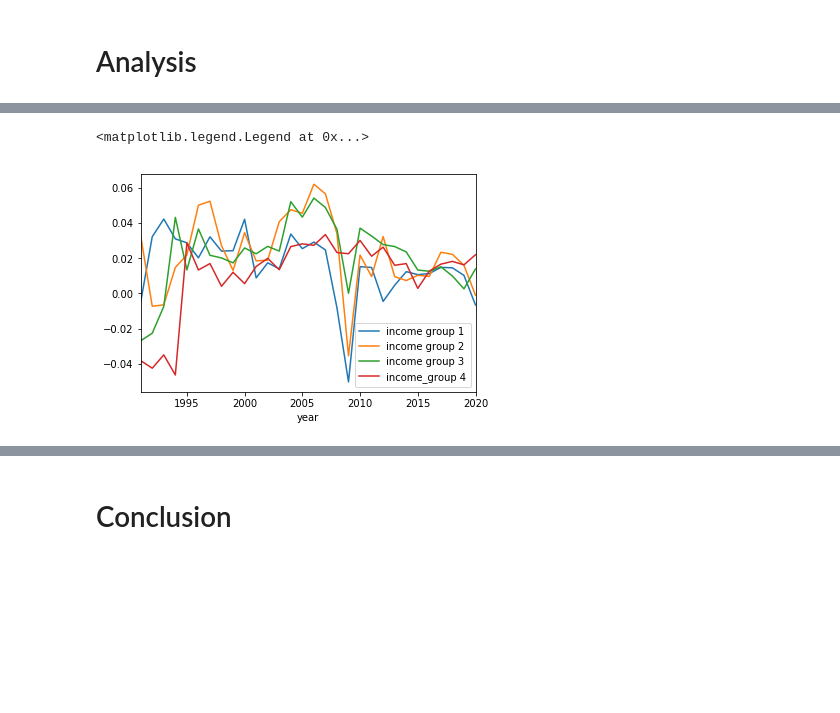
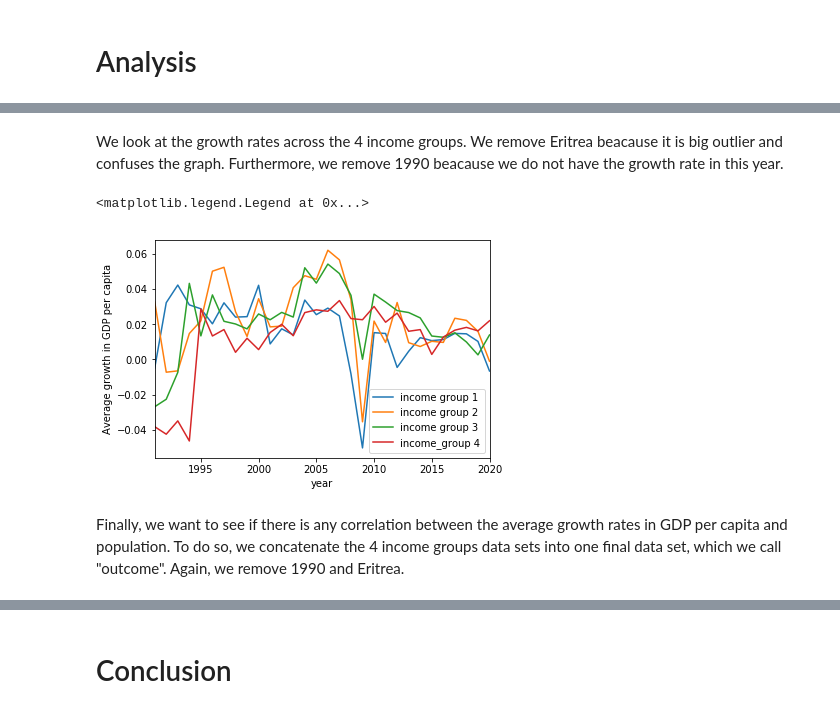
Before and after one commit to NumEconCopenhagen/projects-2020-1001numpyarrays, a Jupyter notebook: dataproject/dataproject.ipynb, the cells around one changed output, grey strips where cells are left out. Saved outputs shown, nothing was run; the diff lists cells and outputs as text; code cells hidden in the pictures; blank space fills up the shorter version.

```diff
--- a/dataproject/dataproject.ipynb
+++ b/dataproject/dataproject.ipynb
@@ -233,15 +220,18 @@ outcome.groupby(['income_group', 'year']).agg(["mean"]).round(2)
+# %% [markdown]
+We look at the growth rates across the 4 income groups. We remove Eritrea beacause it is big outlier and confuses the graph. Furthermore, we remove 1990 beacause we do not have the growth rate in this year.
 # %%
-outcome1991 = outcome[(outcome.year > 1990) & (outcome.Location_x != "Eritrea")]
 join_group11991= join_group1[join_group1.year > 1990]
 join_group21991= join_group2[join_group2.year > 1990]
 join_group31991= join_group3[join_group3.year > 1990]
 join_group41991= join_group4[(join_group4.year > 1990) & (join_group4.Location_x != "Eritrea")]
 
 #outcome1991.groupby(['income_group', 'year']).growth_GDP.mean().plot()
 join_group11991.groupby(["year"]).growth_GDP.mean().plot()
 join_group21991.groupby(["year"]).growth_GDP.mean().plot()
-join_group31991.groupby(["year"]).growth_GDP.mean().plot()
+join_group31991.groupby(["year"]).growth_GDP.mean().plot().set_ylabel("Average growth in GDP per capita")
 join_group41991.groupby(["year"]).growth_GDP.mean().plot().legend(["income group 1","income group 2","income group 3","income_group 4"])
 # %% [output]
 <matplotlib.legend.Legend at 0x...>
-[figure, old version]
+[figure, new version]
+# %% [markdown]
+Finally, we want to see if there is any correlation between the average growth rates in GDP per capita and population. To do so, we concatenate the 4 income groups data sets into one final data set, which we call "outcome". Again, we remove 1990 and Eritrea.
```
Also changed, not shown: parts of 13 cells of this notebook.
